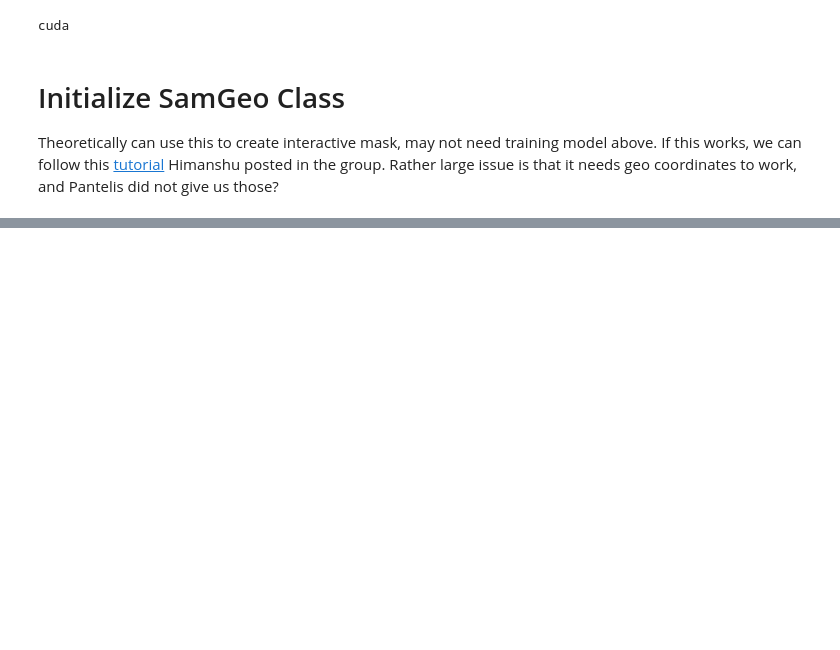
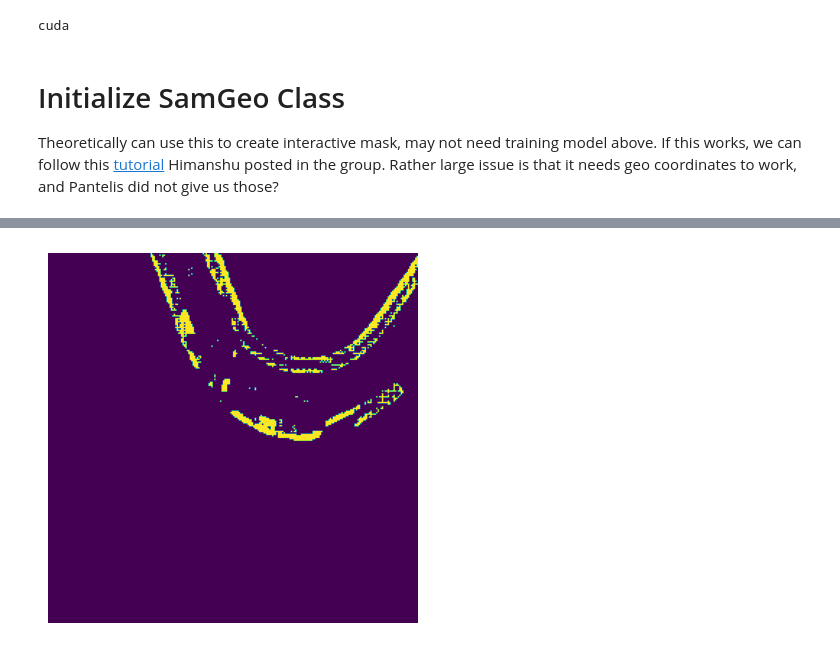
Before and after one commit to dhauss/csgy6613-project, a Jupyter notebook: ML5/input_prompts.ipynb, the cells around one changed output, grey strips where cells are left out. Saved outputs shown, nothing was run; the diff lists cells and outputs as text; code cells hidden in the pictures; blank space fills up the shorter version.

Commit message:
predictions working, map not so much

```diff
--- a/ML5/input_prompts.ipynb
+++ b/ML5/input_prompts.ipynb
@@ -201,15 +205,18 @@ Map(center=[37.6412, -122.1353], controls=(ZoomControl(options=['position', 'zoo
 # %%
 idx = 15
 test_image = convert_to_numpy(dataset[idx]["image"])
-output_path = "mask1.tif"
-image_path = "/content/drive/MyDrive/Colab Notebooks/gdrive_test/1016_10_3.tif"
-out_path = "/content/drive/MyDrive/Colab Notebooks/gdrive_labels/1016_10_3.tif"
+test_mask = convert_to_numpy(dataset[idx]["label"])
+mask_path = "mask1.tif"
 
-#trainGeo.set_image(test_image)
-trainGeo.set_image(image_path)
+# set the image to prep for prediction
+trainGeo.set_image(test_image)
 # coordinates are last two elements of tfw list, must be a list of lists
 point_coords = [filtered_tfws[idx][-2:]]
 
-#trainGeo.predict(point_coords, point_labels=1, point_crs="EPSG:4326", output="mask1.tif")
-#trainGeo.predict(point_coords, output_path)
-m.add_raster(out_path, layer_name="Mask1", nodata=0, cmap="Blues", opacity=1)
+# predict mask, set return_results=True to capture a tuple of (3 masks, mask scores)
+# First mask
+masks = trainGeo.predict(point_coords, point_labels=1, return_results=True)
+#m.add_raster(mask_path, layer_name="Mask1", nodata=0, cmap="Blues", opacity=1)
+
+#mask scores
+print(masks[1])
@@ -237,0 +228,10 @@ To: /root/.cache/torch/hub/checkpoints/sam_vit_h_4b8939.pth
+# %%
+image = Image.fromarray((masks[0][0].astype('uint8') * 255))
+
+# Display the image
+# Display the TIFF image
+plt.imshow(image)
+plt.axis('off')  # Turn off axis
+plt.show()
+# %% [output]
+[figure, added]
```
Also changed, not shown: parts of 15 cells of this notebook.
